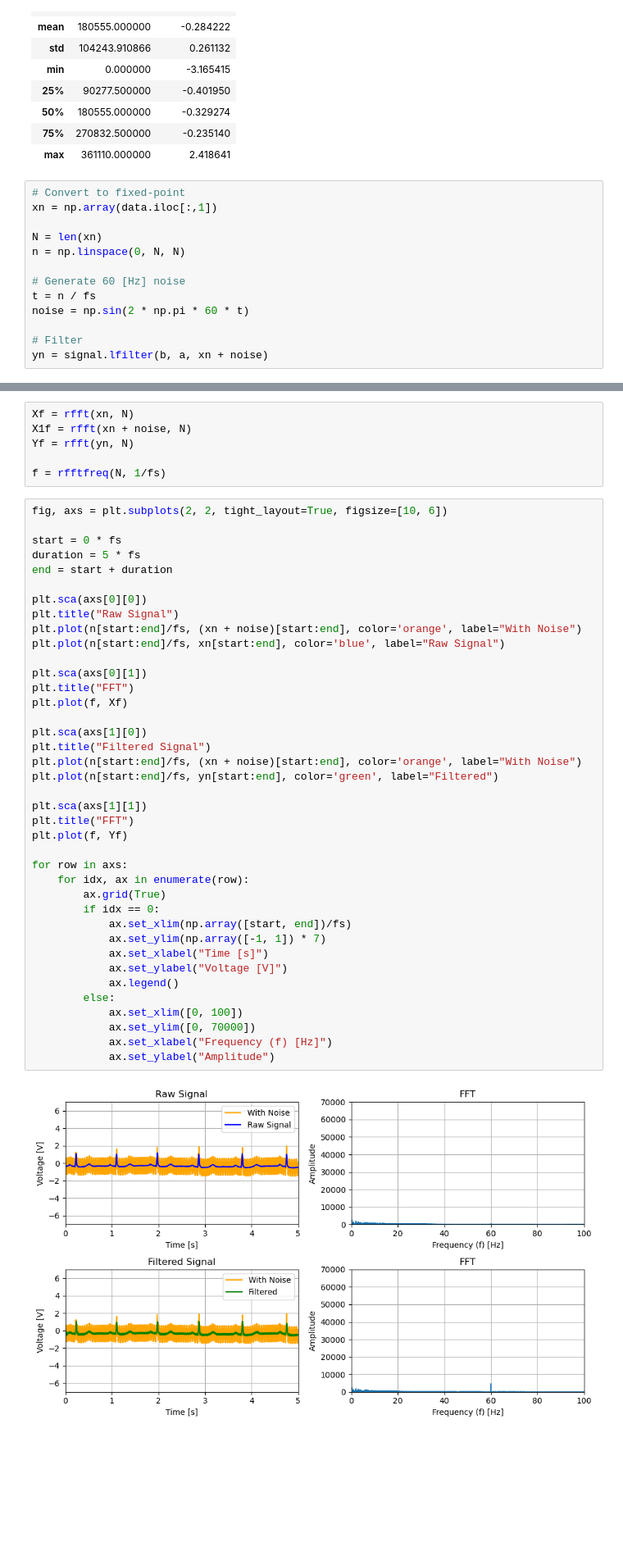
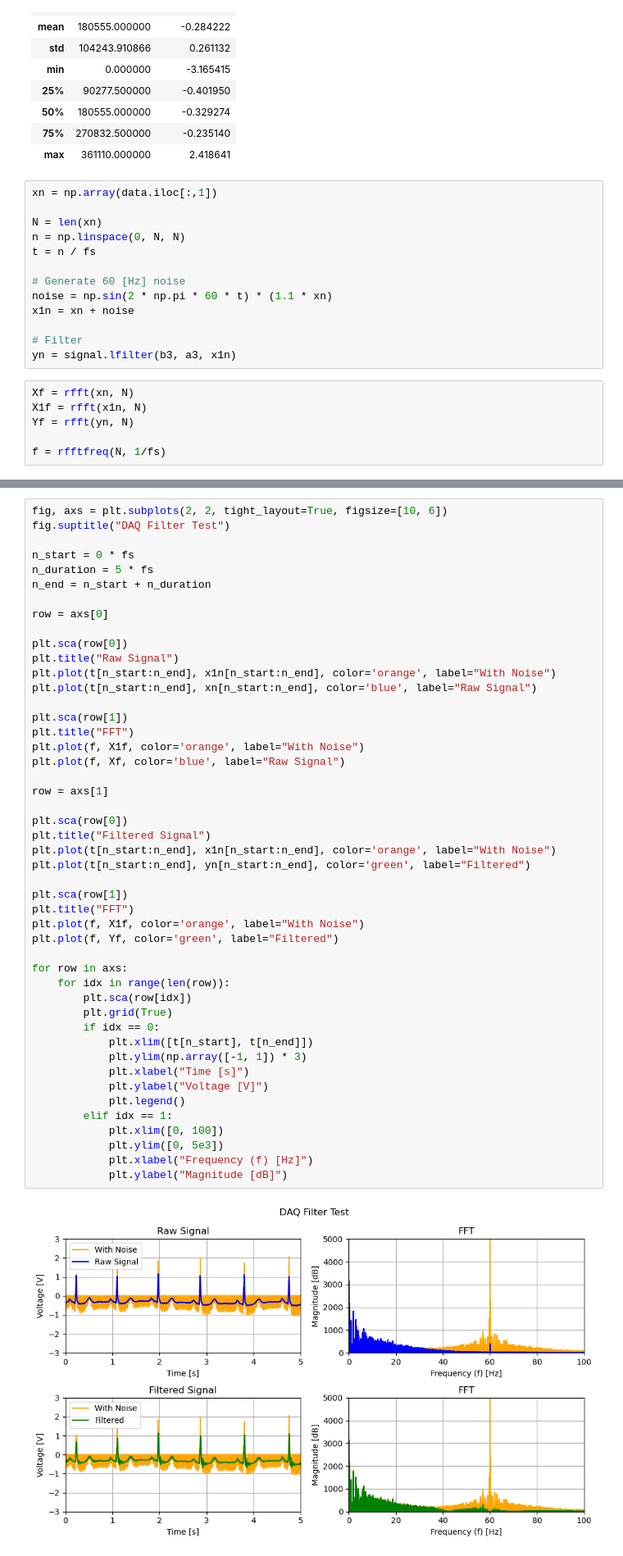
Before and after one commit to bryanmcelvy/microHeartMonitor, a Jupyter notebook: tools/filter_design/filt_design.ipynb, the cells around one changed output, grey strips where cells are left out. Shown: that part at 82% size. Cells and saved outputs as stored; diff of their text form; blank space fills up the shorter version.

```diff
--- a/tools/filter_design/filt_design.ipynb
+++ b/tools/filter_design/filt_design.ipynb
@@ -167,16 +153,22 @@ data.describe()
 | 75% | 270832.500000 | -0.235140 |
 | max | 361110.000000 | 2.418641 |
 # %%
-# Convert to fixed-point
 xn = np.array(data.iloc[:,1])
 
 N = len(xn)
 n = np.linspace(0, N, N)
+t = n / fs
 
 # Generate 60 [Hz] noise
-t = n / fs
-noise = np.sin(2 * np.pi * 60 * t)
+noise = np.sin(2 * np.pi * 60 * t) * (1.1 * xn)
+x1n = xn + noise
 
 # Filter
-yn = signal.lfilter(b, a, xn + noise)
+yn = signal.lfilter(b3, a3, x1n)
+# %%
+Xf = rfft(xn, N)
+X1f = rfft(x1n, N)
+Yf = rfft(yn, N)
+
+f = rfftfreq(N, 1/fs)
 # %%
@@ -194,47 +186,49 @@ pd.DataFrame(xn).describe()
-# %%
-Xf = rfft(xn, N)
-X1f = rfft(xn + noise, N)
-Yf = rfft(yn, N)
-
-f = rfftfreq(N, 1/fs)
 # %%
 fig, axs = plt.subplots(2, 2, tight_layout=True, figsize=[10, 6])
+fig.suptitle("DAQ Filter Test")
 
-start = 0 * fs
-duration = 5 * fs
-end = start + duration
+n_start = 0 * fs
+n_duration = 5 * fs
+n_end = n_start + n_duration
 
-plt.sca(axs[0][0])
+row = axs[0]
+
+plt.sca(row[0])
 plt.title("Raw Signal")
-plt.plot(n[start:end]/fs, (xn + noise)[start:end], color='orange', label="With Noise")
-plt.plot(n[start:end]/fs, xn[start:end], color='blue', label="Raw Signal")
+plt.plot(t[n_start:n_end], x1n[n_start:n_end], color='orange', label="With Noise")
+plt.plot(t[n_start:n_end], xn[n_start:n_end], color='blue', label="Raw Signal")
 
-plt.sca(axs[0][1])
+plt.sca(row[1])
 plt.title("FFT")
-plt.plot(f, Xf)
+plt.plot(f, X1f, color='orange', label="With Noise")
+plt.plot(f, Xf, color='blue', label="Raw Signal")
 
-plt.sca(axs[1][0])
+row = axs[1]
+
+plt.sca(row[0])
 plt.title("Filtered Signal")
-plt.plot(n[start:end]/fs, (xn + noise)[start:end], color='orange', label="With Noise")
-plt.plot(n[start:end]/fs, yn[start:end], color='green', label="Filtered")
+plt.plot(t[n_start:n_end], x1n[n_start:n_end], color='orange', label="With Noise")
+plt.plot(t[n_start:n_end], yn[n_start:n_end], color='green', label="Filtered")
 
-plt.sca(axs[1][1])
+plt.sca(row[1])
 plt.title("FFT")
-plt.plot(f, Yf)
+plt.plot(f, X1f, color='orange', label="With Noise")
+plt.plot(f, Yf, color='green', label="Filtered")
 
 for row in axs:
-    for idx, ax in enumerate(row):
-        ax.grid(True)
+    for idx in range(len(row)):
+        plt.sca(row[idx])
+        plt.grid(True)
         if idx == 0:
-            ax.set_xlim(np.array([start, end])/fs)
-            ax.set_ylim(np.array([-1, 1]) * 7)
-            ax.set_xlabel("Time [s]")
-            ax.set_ylabel("Voltage [V]")
-            ax.legend()
-        else:
-            ax.set_xlim([0, 100])
-            ax.set_ylim([0, 70000])
-            ax.set_xlabel("Frequency (f) [Hz]")
-            ax.set_ylabel("Amplitude")
+            plt.xlim([t[n_start], t[n_end]])
+            plt.ylim(np.array([-1, 1]) * 3)
+            plt.xlabel("Time [s]")
+            plt.ylabel("Voltage [V]")
+            plt.legend()
+        elif idx == 1:
+            plt.xlim([0, 100])
+            plt.ylim([0, 5e3])
+            plt.xlabel("Frequency (f) [Hz]")
+            plt.ylabel("Magnitude [dB]")
 # %% [output]
-[figure, old version]
+[figure, new version]
```
Also changed, not shown: parts of 26 cells of this notebook, 4 other files.
